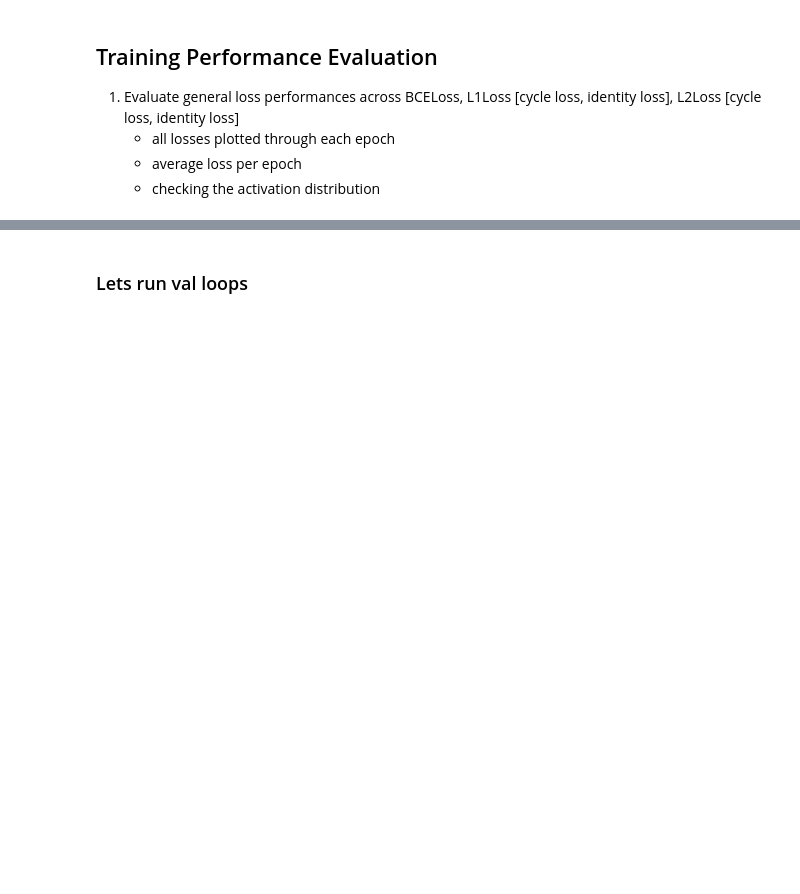
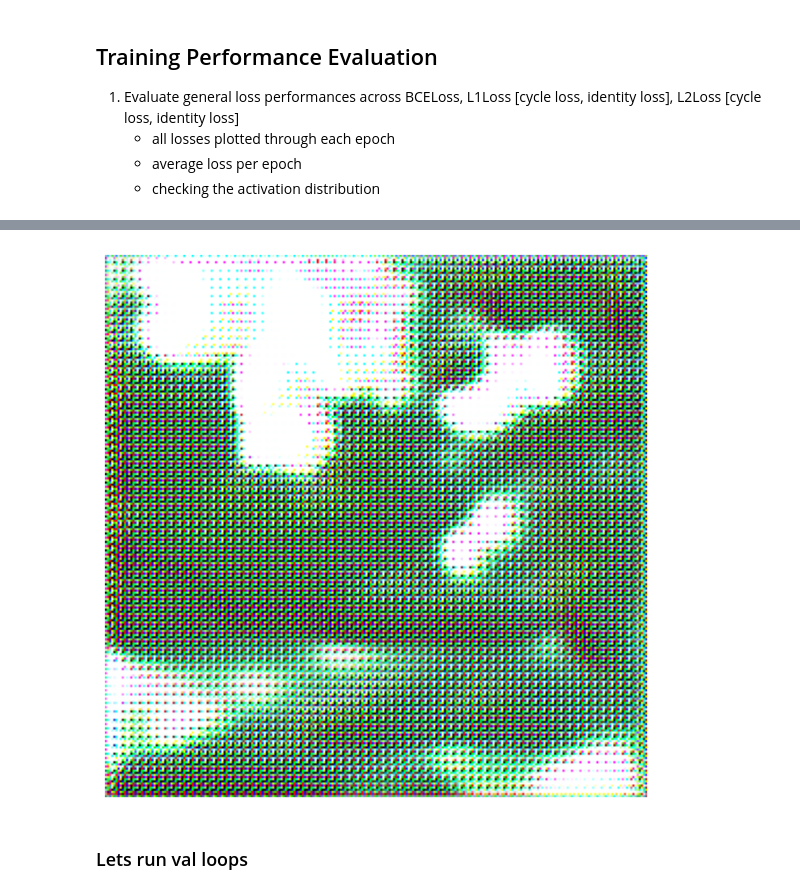
Before and after one commit to eitanzeev/filmify, a Jupyter notebook: filmify_experiments.ipynb, the cells around one changed output, grey strips where cells are left out. Drawn from its saved outputs; the diff is of its cells as text; code cells hidden in the pictures; blank space fills up the shorter version.

```diff
--- a/filmify_experiments.ipynb
+++ b/filmify_experiments.ipynb
@@ -659,0 +737,15 @@ NameError: name 'device' is not defined
+# %%
+def torchvision_visualize_generated_images(gen_images, nrow=8):
+    # Detach from GPU and move to CPU if necessary
+    gen_images = gen_images.detach().cpu()
+
+    # Make a grid (normalize=True helps if your images are in [-1, 1])
+    grid = torchvision.utils.make_grid(gen_images, nrow=nrow, normalize=True)
+
+    # Convert to NumPy for plotting
+    np_grid = grid.permute(1, 2, 0).numpy()
+
+    plt.figure(figsize=(8, 8))
+    plt.imshow(np_grid)
+    plt.axis('off')
+    plt.show()
@@ -660,3 +772,7 @@ NameError: name 'device' is not defined
+# %%
+torchvision_visualize_generated_images(gen_images = epoch_pics[2][11])
+# %% [output]
+[figure, added]
 # %%
 #Lets see what images the train model produces after finishing training
 from torch.utils.data import Subset
```
Also changed, not shown: parts of 6 cells of this notebook.
